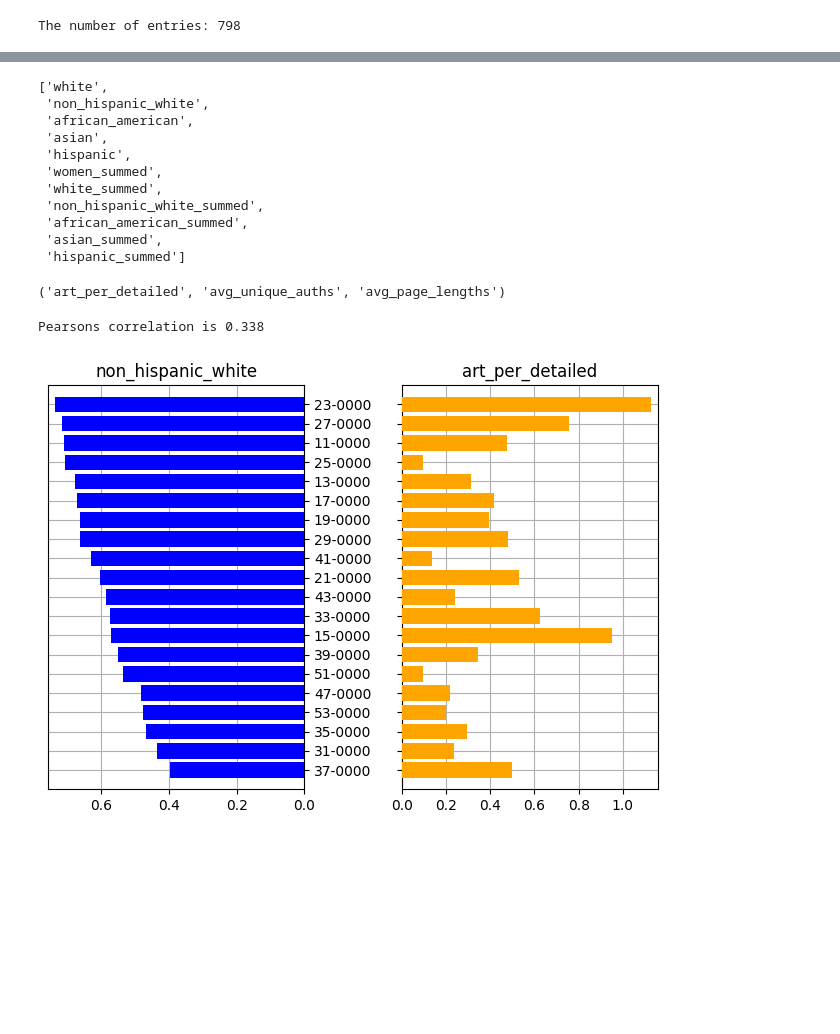
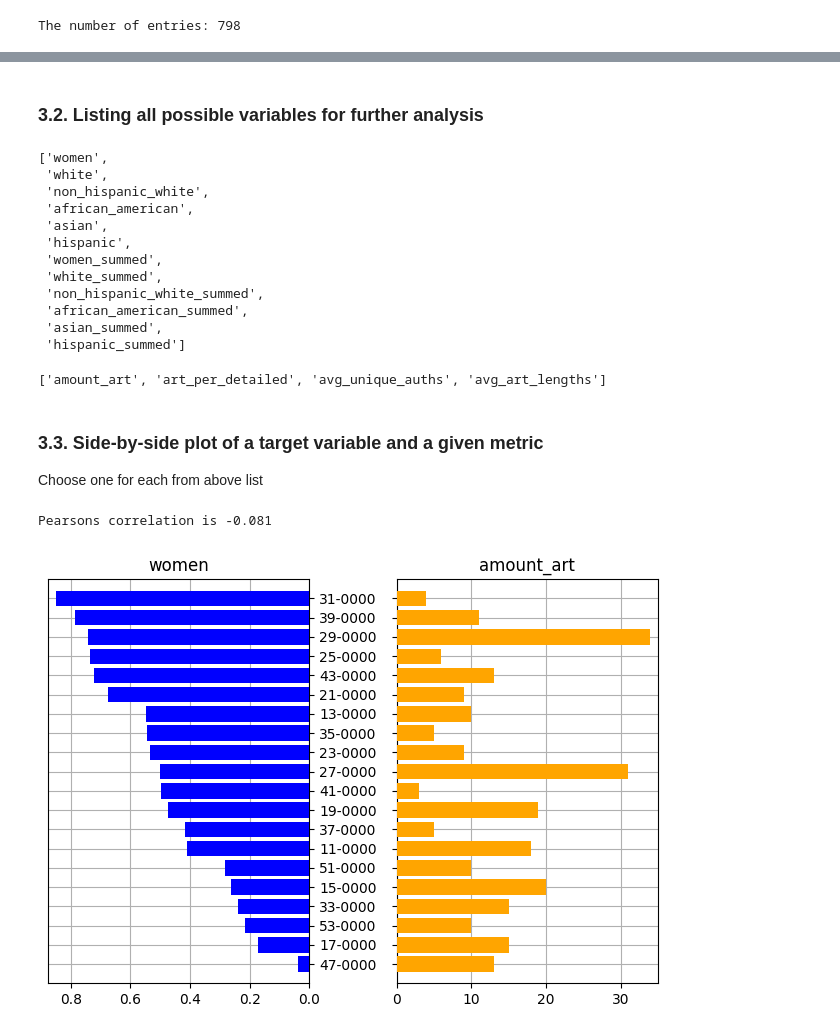
Before and after one commit to digital-scrappy/wikipedia-revisions, a Jupyter notebook: Analysis/gender_race_analysis.ipynb, the cells around one changed output, grey strips where cells are left out. Drawn from its saved outputs; the diff is of its cells as text; code cells hidden in the pictures; blank space fills up the shorter version.

```diff
--- a/Analysis/gender_race_analysis.ipynb
+++ b/Analysis/gender_race_analysis.ipynb
@@ -66,7 +73,7 @@ for i in ["women", "white", "non_hispanic_white", "african_american", "asian", "
 df_major = df.loc[df['occ_group'] == "major"] # only majors -> redundant as above code removes non-major anyways
 # %%
 articles_per_detailed = amount_detailed(df_all, df_major)
-unique_auths, page_lengths = avg_unique_auth_page_lengths(df_major)
+unique_auths, page_lengths, number_articles = avg_unique_auth_page_lengths(df_major)
 
 if "art_per_detailed" not in df_major:
     df_major.insert(4, "art_per_detailed", articles_per_detailed)
@@ -74,8 +81,12 @@ if "art_per_detailed" not in df_major:
 if "avg_unique_auths" not in df_major:
     df_major.insert(6, "avg_unique_auths", unique_auths)
 
-if "avg_page_lengths" not in df_major:
-    df_major.insert(8, "avg_page_lengths", page_lengths)
+if "avg_art_lengths" not in df_major:
+    df_major.insert(8, "avg_art_lengths", page_lengths)
 
-df_major
+if "amount_art" not in df_major:
+    df_major.insert(4, "amount_art", number_articles)
+
+
+df_major.head(3)
 # %% [output]
@@ -100,7 +106,10 @@ df_major
+# %% [markdown]
+### 3.2. Listing all possible variables for further analysis
 # %%
-list(df_major.columns[-11:]) # all possible target_variables
+list(df_major.columns[-12:]) # all possible target_variables
 # %% [output]
-['white',
+['women',
+ 'white',
  'non_hispanic_white',
  'african_american',
  'asian',
@@ -112,15 +121,19 @@ list(df_major.columns[-11:]) # all possible target_variables
  'asian_summed',
  'hispanic_summed']
 # %%
-"art_per_detailed", "avg_unique_auths", "avg_page_lengths"
+["amount_art", "art_per_detailed", "avg_unique_auths", "avg_art_lengths"] # second variables
 # %% [output]
-('art_per_detailed', 'avg_unique_auths', 'avg_page_lengths')
+['amount_art', 'art_per_detailed', 'avg_unique_auths', 'avg_art_lengths']
+# %% [markdown]
+### 3.3. Side-by-side plot of a target variable and a given metric
+
+Choose one for each from above list
 # %%
-target_var = "non_hispanic_white"
+target_var = "women"
 
-second_var = "art_per_detailed"
+second_var = "amount_art"
 
 viz_sideways(df_major, target_var, second_var)
 # %% [output]
-Pearsons correlation is 0.338
+Pearsons correlation is -0.081
-[figure, old version]
+[figure, new version]
```
Also changed, not shown: parts of 15 cells of this notebook, 2 other files.
